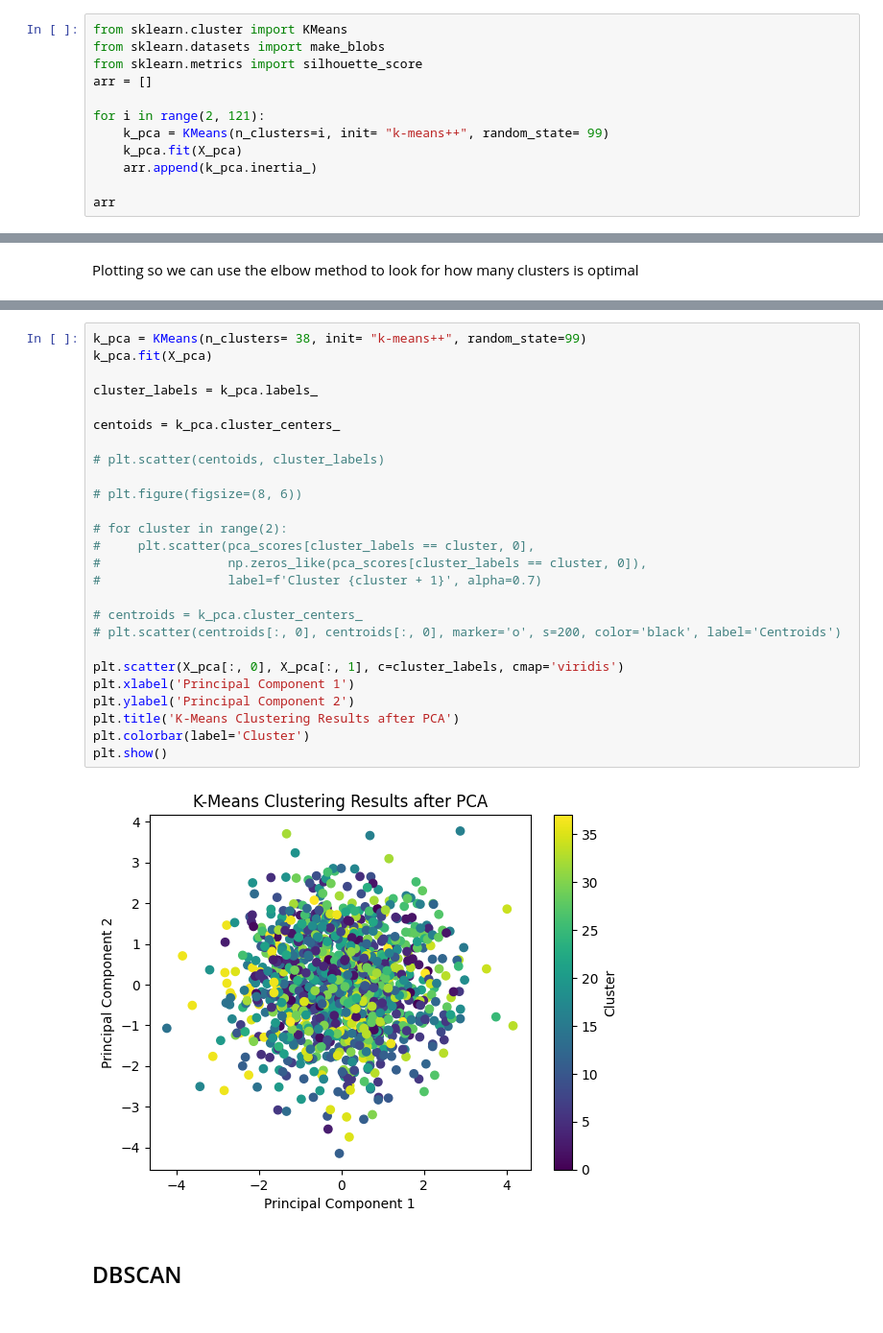
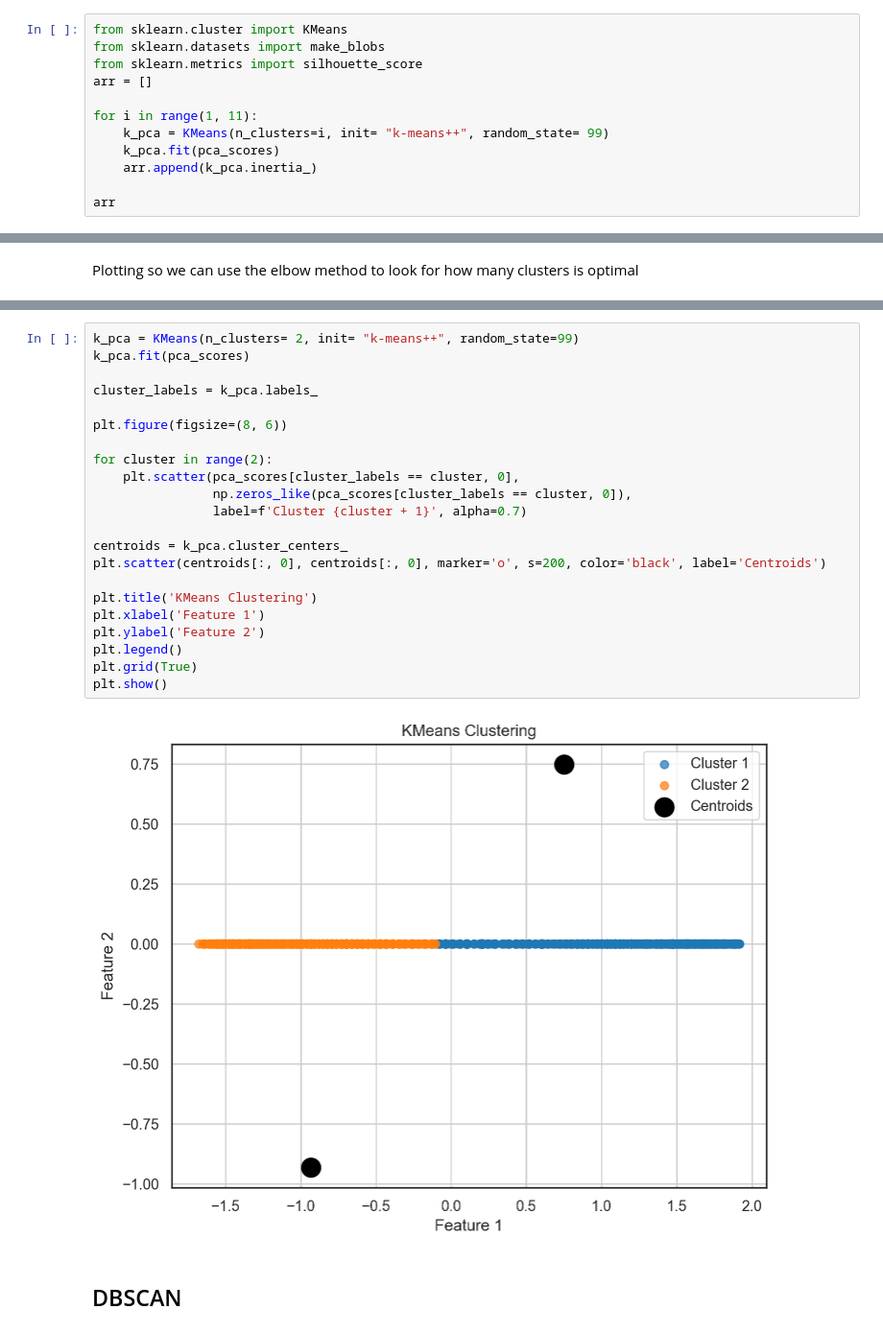
Before and after one commit to oodball/Suicidal-Tweet-Detection, a Jupyter notebook: data_cleaning.ipynb, the cells around one changed output, grey strips where cells are left out. Shown at 96% size. Cells and saved outputs as stored; diff of their text form.

```diff
--- a/data_cleaning.ipynb
+++ b/data_cleaning.ipynb
@@ -543,9 +431,9 @@ from sklearn.datasets import make_blobs
 from sklearn.metrics import silhouette_score
 arr = []
 
-for i in range(2, 121):
+for i in range(1, 11):
     k_pca = KMeans(n_clusters=i, init= "k-means++", random_state= 99)
-    k_pca.fit(X_pca)
+    k_pca.fit(pca_scores)
     arr.append(k_pca.inertia_)
 
 arr
@@ -592,31 +465,27 @@ We decided to try and run this on 2, 6, and 8 clusters to compare our results.
 # %%
-k_pca = KMeans(n_clusters= 38, init= "k-means++", random_state=99)
-k_pca.fit(X_pca)
+k_pca = KMeans(n_clusters= 2, init= "k-means++", random_state=99)
+k_pca.fit(pca_scores)
 
 cluster_labels = k_pca.labels_
 
-centoids = k_pca.cluster_centers_
+plt.figure(figsize=(8, 6))
 
-# plt.scatter(centoids, cluster_labels)
+for cluster in range(2):
+    plt.scatter(pca_scores[cluster_labels == cluster, 0],
+                np.zeros_like(pca_scores[cluster_labels == cluster, 0]),
+                label=f'Cluster {cluster + 1}', alpha=0.7)
 
-# plt.figure(figsize=(8, 6))
+centroids = k_pca.cluster_centers_
+plt.scatter(centroids[:, 0], centroids[:, 0], marker='o', s=200, color='black', label='Centroids')
 
-# for cluster in range(2):
-#     plt.scatter(pca_scores[cluster_labels == cluster, 0],
-#                 np.zeros_like(pca_scores[cluster_labels == cluster, 0]),
-#                 label=f'Cluster {cluster + 1}', alpha=0.7)
-
-# centroids = k_pca.cluster_centers_
-# plt.scatter(centroids[:, 0], centroids[:, 0], marker='o', s=200, color='black', label='Centroids')
-
-plt.scatter(X_pca[:, 0], X_pca[:, 1], c=cluster_labels, cmap='viridis')
-plt.xlabel('Principal Component 1')
-plt.ylabel('Principal Component 2')
-plt.title('K-Means Clustering Results after PCA')
-plt.colorbar(label='Cluster')
+plt.title('KMeans Clustering')
+plt.xlabel('Feature 1')
+plt.ylabel('Feature 2')
+plt.legend()
+plt.grid(True)
 plt.show()
 # %% [output]
-[figure, old version]
+[figure, new version]
 # %% [markdown]
 ## DBSCAN
 # %%
```
Also changed, not shown: parts of 16 cells of this notebook.
